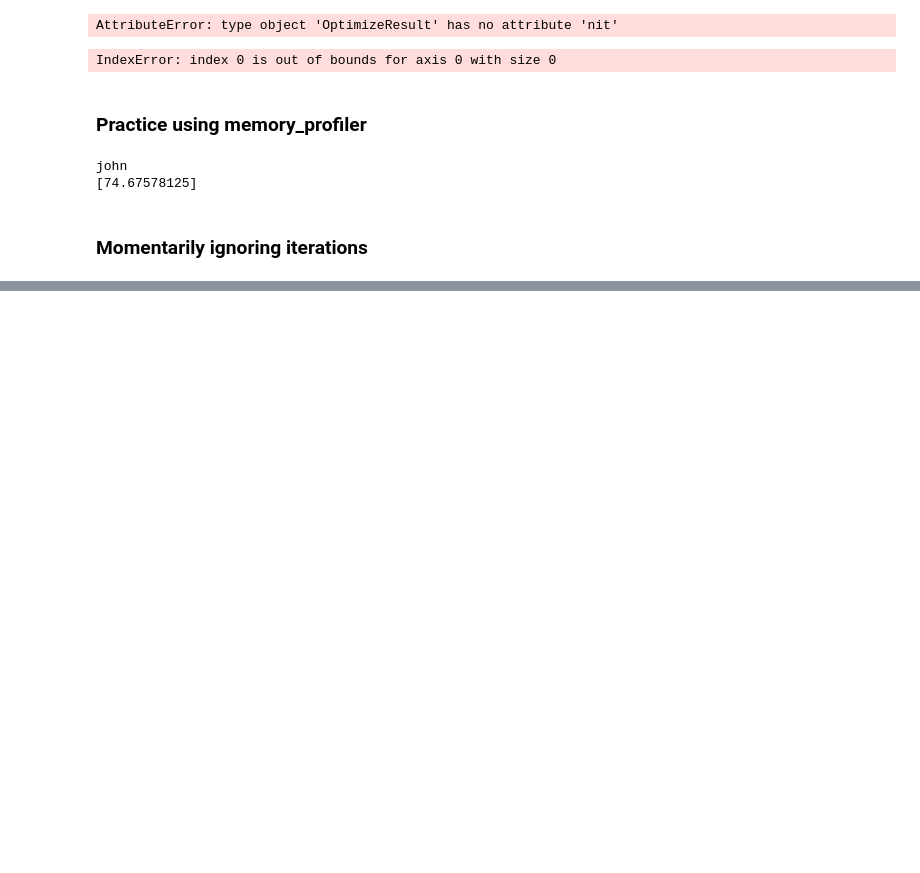
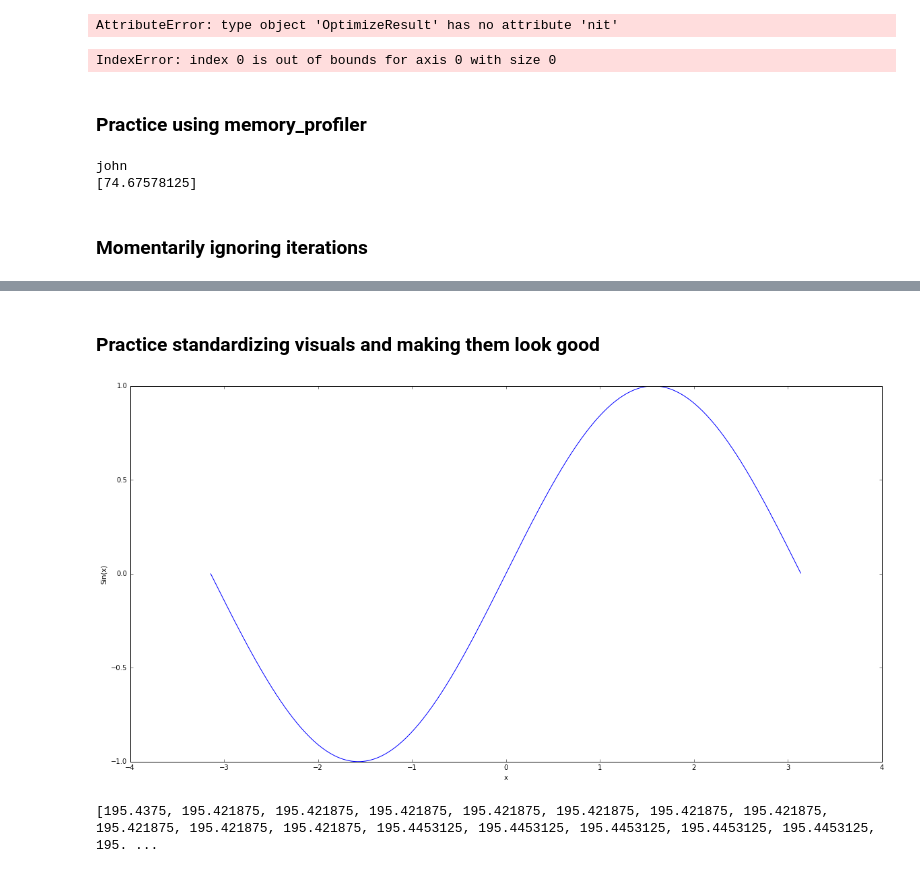
Before and after one commit to ednusi/MatPy, a Jupyter notebook: Checking Functions in the Test Suite.ipynb, the cells around one changed output, grey strips where cells are left out. Cells and saved outputs as stored; diff of their text form; code cells hidden in the pictures; blank space fills up the shorter version.

Commit message:
Add two methods for tracking the memory runtime

```diff
--- a/Checking Functions in the Test Suite.ipynb
+++ b/Checking Functions in the Test Suite.ipynb
@@ -375,0 +517,22 @@ SLSQP used 75.0859375 megabytes and took 2.0 iterations
+# %% [markdown]
+### Practice standardizing visuals and making them look good
+# %%
+from memory_profiler import memory_usage
+
+#mem = memory_usage(-1,.1,1)
+print memory_usage(disp, 0.01,0.5) #displayed varying amounts of memory used with time, as expected
+
+
+def disp():
+    x = np.arange(-np.pi,np.pi,0.01)
+    y = np.sin(x)
+
+    plot.figure(figsize=[20,10])
+    plot.ylabel("Sin(x)")
+    plot.xlabel("x")
+
+    plot.plot(x,y)
+    plot.show()
+# %% [output]
+[figure, added]
+[195.4375, 195.421875, 195.421875, 195.421875, 195.421875, 195.421875, 195.421875, 195.421875, 195.421875, 195.421875, 195.421875, 195.4453125, 195.4453125, 195.4453125, 195.4453125, 195.4453125, 195. ...
```
Also changed, not shown: parts of 11 cells of this notebook, 1 other file.
